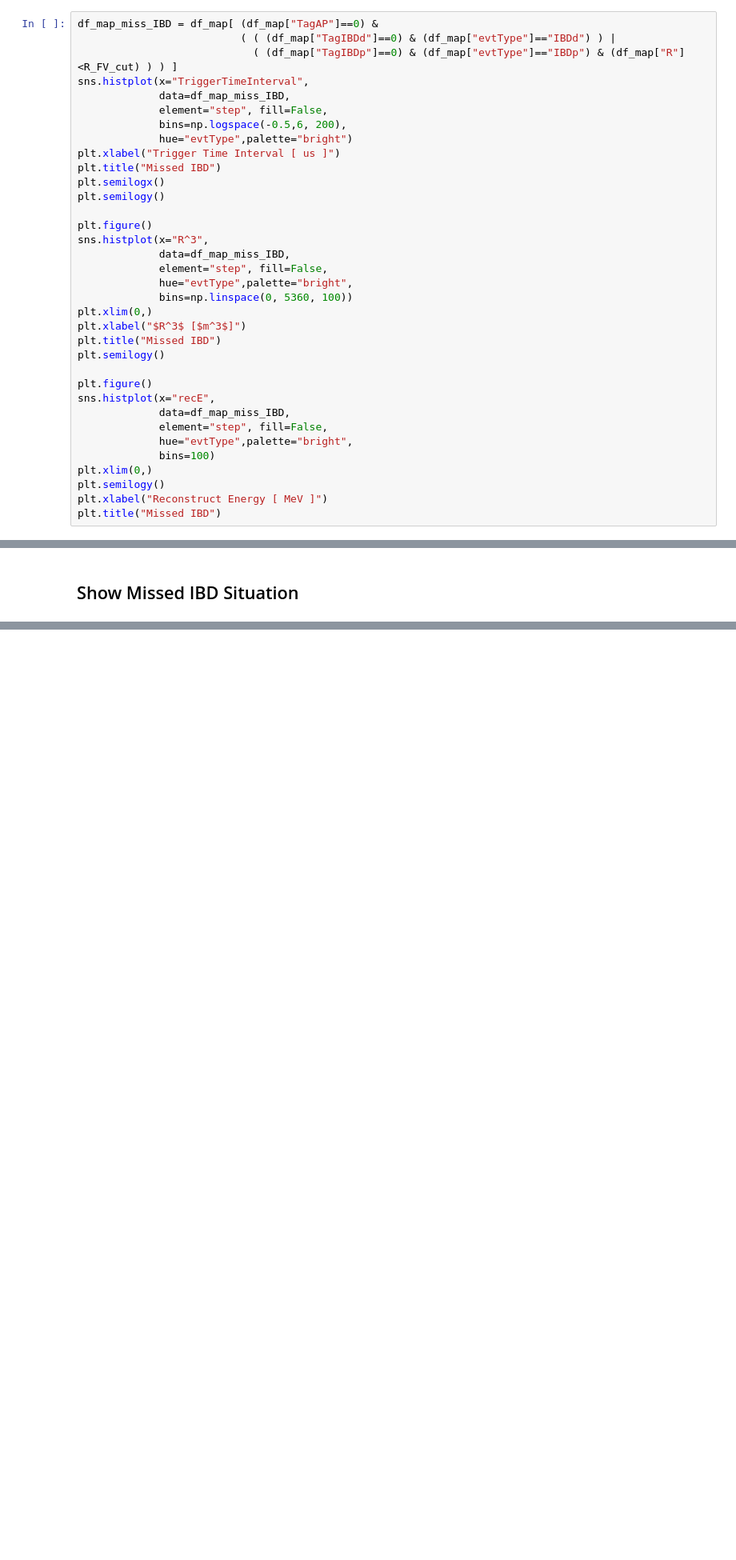
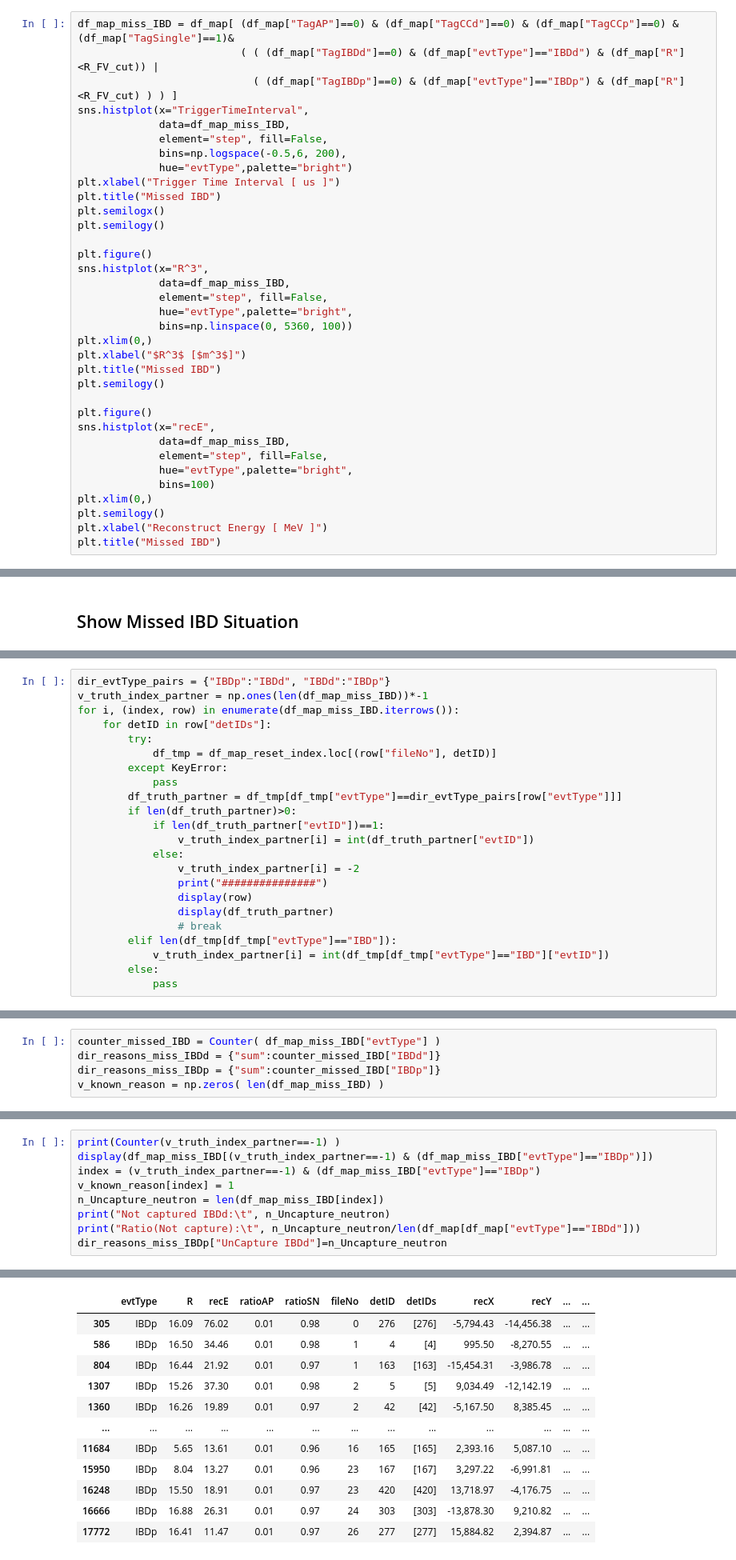
Before and after one commit to jack595/sk_DSNB, a Jupyter notebook: PSD_Supernova/code/PromptDelayedSignalSelection/IBDSelectionResult.ipynb, the cells around one changed output, grey strips where cells are left out. Shown at 80% size. Drawn from its saved outputs; the diff is of its cells as text; blank space fills up the shorter version.

```diff
--- a/PSD_Supernova/code/PromptDelayedSignalSelection/IBDSelectionResult.ipynb
+++ b/PSD_Supernova/code/PromptDelayedSignalSelection/IBDSelectionResult.ipynb
@@ -189,8 +191,8 @@ dtype: int64
 # %% [markdown]
 ### Missed IBD Events Distribution
 # %%
-df_map_miss_IBD = df_map[ (df_map["TagAP"]==0) &
-                          ( ( (df_map["TagIBDd"]==0) & (df_map["evtType"]=="IBDd") ) |
+df_map_miss_IBD = df_map[ (df_map["TagAP"]==0) & (df_map["TagCCd"]==0) & (df_map["TagCCp"]==0) & (df_map["TagSingle"]==1)&
+                          ( ( (df_map["TagIBDd"]==0) & (df_map["evtType"]=="IBDd") & (df_map["R"]<R_FV_cut)) |
                             ( (df_map["TagIBDp"]==0) & (df_map["evtType"]=="IBDp") & (df_map["R"]<R_FV_cut) ) ) ]
 sns.histplot(x="TriggerTimeInterval",
              data=df_map_miss_IBD,
@@ -327,0 +389,23 @@ for evtID in df_map_miss_IBD[df_map_miss_IBD["detID"]!=-1]["evtID"].iloc[10:100:
+# %%
+dir_evtType_pairs = {"IBDp":"IBDd", "IBDd":"IBDp"}
+v_truth_index_partner = np.ones(len(df_map_miss_IBD))*-1
+for i, (index, row) in enumerate(df_map_miss_IBD.iterrows()):
+    for detID in row["detIDs"]:
+        try:
+            df_tmp = df_map_reset_index.loc[(row["fileNo"], detID)]
+        except KeyError:
+            pass
+        df_truth_partner = df_tmp[df_tmp["evtType"]==dir_evtType_pairs[row["evtType"]]]
+        if len(df_truth_partner)>0:
+            if len(df_truth_partner["evtID"])==1:
+                v_truth_index_partner[i] = int(df_truth_partner["evtID"])
+            else:
+                v_truth_index_partner[i] = -2
+                print("###############")
+                display(row)
+                display(df_truth_partner)
+                # break
+        elif len(df_tmp[df_tmp["evtType"]=="IBD"]):
+            v_truth_index_partner[i] = int(df_tmp[df_tmp["evtType"]=="IBD"]["evtID"])
+        else:
+            pass
@@ -327,0 +482,5 @@ for evtID in df_map_miss_IBD[df_map_miss_IBD["detID"]!=-1]["evtID"].iloc[10:100:
+# %%
+counter_missed_IBD = Counter( df_map_miss_IBD["evtType"] )
+dir_reasons_miss_IBDd = {"sum":counter_missed_IBD["IBDd"]}
+dir_reasons_miss_IBDp = {"sum":counter_missed_IBD["IBDp"]}
+v_known_reason = np.zeros( len(df_map_miss_IBD) )
@@ -327,0 +489,10 @@ for evtID in df_map_miss_IBD[df_map_miss_IBD["detID"]!=-1]["evtID"].iloc[10:100:
+# %%
+print(Counter(v_truth_index_partner==-1) )
+display(df_map_miss_IBD[(v_truth_index_partner==-1) & (df_map_miss_IBD["evtType"]=="IBDp")])
+index = (v_truth_index_partner==-1) & (df_map_miss_IBD["evtType"]=="IBDp")
+v_known_reason[index] = 1
+n_Uncapture_neutron = len(df_map_miss_IBD[index])
+print("Not captured IBDd:\t", n_Uncapture_neutron)
+print("Ratio(Not capture):\t", n_Uncapture_neutron/len(df_map[df_map["evtType"]=="IBDd"]))
+dir_reasons_miss_IBDp["UnCapture IBDd"]=n_Uncapture_neutron
+# %% [output]
@@ -327,0 +500,12 @@ for evtID in df_map_miss_IBD[df_map_miss_IBD["detID"]!=-1]["evtID"].iloc[10:100:
+|  | evtType | R | recE | ratioAP | ratioSN | fileNo | detID | detIDs | recX | recY | ... | ... |
+| 305 | IBDp | 16.09 | 76.02 | 0.01 | 0.98 | 0 | 276 | [276] | -5,794.43 | -14,456.38 | ... | ... |
+| 586 | IBDp | 16.50 | 34.46 | 0.01 | 0.98 | 1 | 4 | [4] | 995.50 | -8,270.55 | ... | ... |
+| 804 | IBDp | 16.44 | 21.92 | 0.01 | 0.97 | 1 | 163 | [163] | -15,454.31 | -3,986.78 | ... | ... |
+| 1307 | IBDp | 15.26 | 37.30 | 0.01 | 0.98 | 2 | 5 | [5] | 9,034.49 | -12,142.19 | ... | ... |
+| 1360 | IBDp | 16.26 | 19.89 | 0.01 | 0.97 | 2 | 42 | [42] | -5,167.50 | 8,385.45 | ... | ... |
+| ... | ... | ... | ... | ... | ... | ... | ... | ... | ... | ... | ... | ... |
+| 11684 | IBDp | 5.65 | 13.61 | 0.01 | 0.96 | 16 | 165 | [165] | 2,393.16 | 5,087.10 | ... | ... |
+| 15950 | IBDp | 8.04 | 13.27 | 0.01 | 0.96 | 23 | 167 | [167] | 3,297.22 | -6,991.81 | ... | ... |
+| 16248 | IBDp | 15.50 | 18.91 | 0.01 | 0.97 | 23 | 420 | [420] | 13,718.97 | -4,176.75 | ... | ... |
+| 16666 | IBDp | 16.88 | 26.31 | 0.01 | 0.97 | 24 | 303 | [303] | -13,878.30 | 9,210.82 | ... | ... |
+| 17772 | IBDp | 16.41 | 11.47 | 0.01 | 0.97 | 26 | 277 | [277] | 15,884.82 | 2,394.87 | ... | ... |
```
Also changed, not shown: parts of 24 cells of this notebook, 31 other files.
